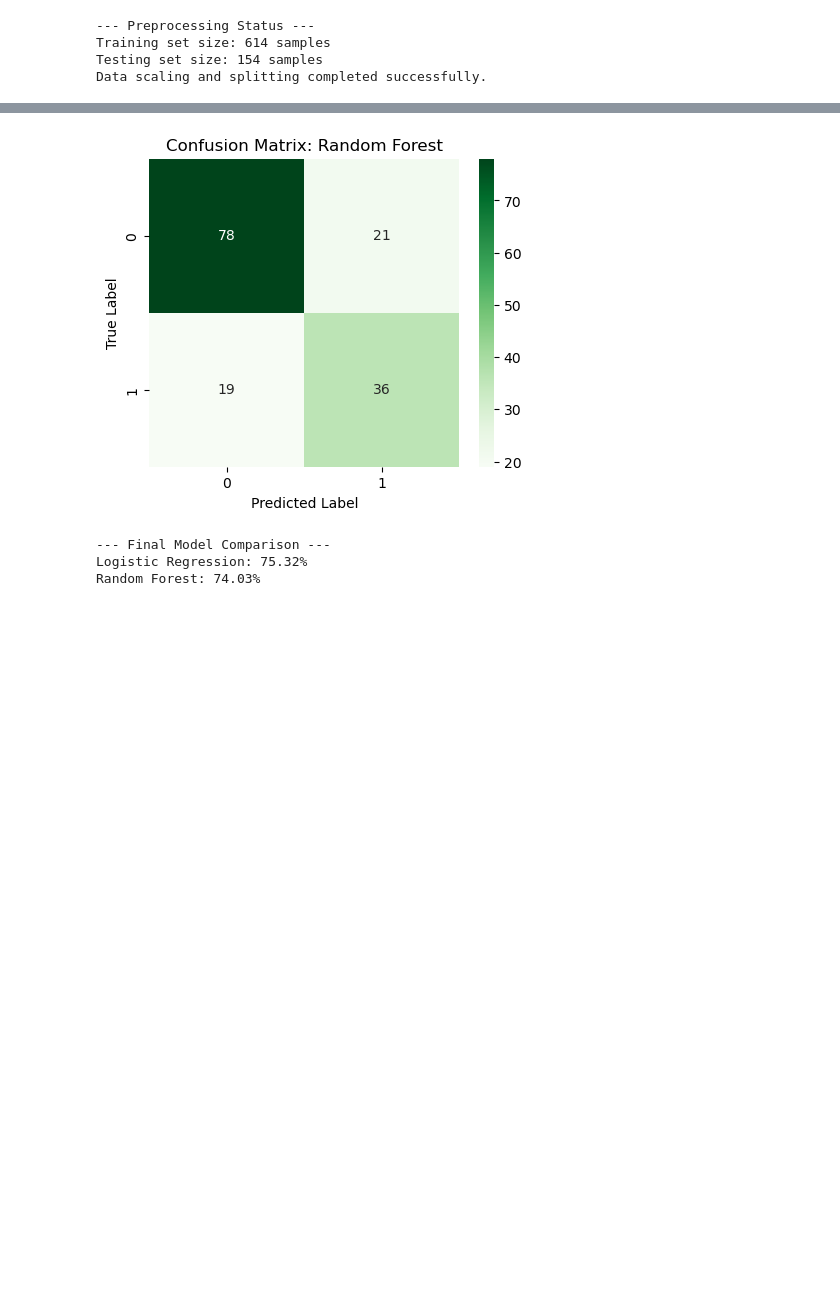
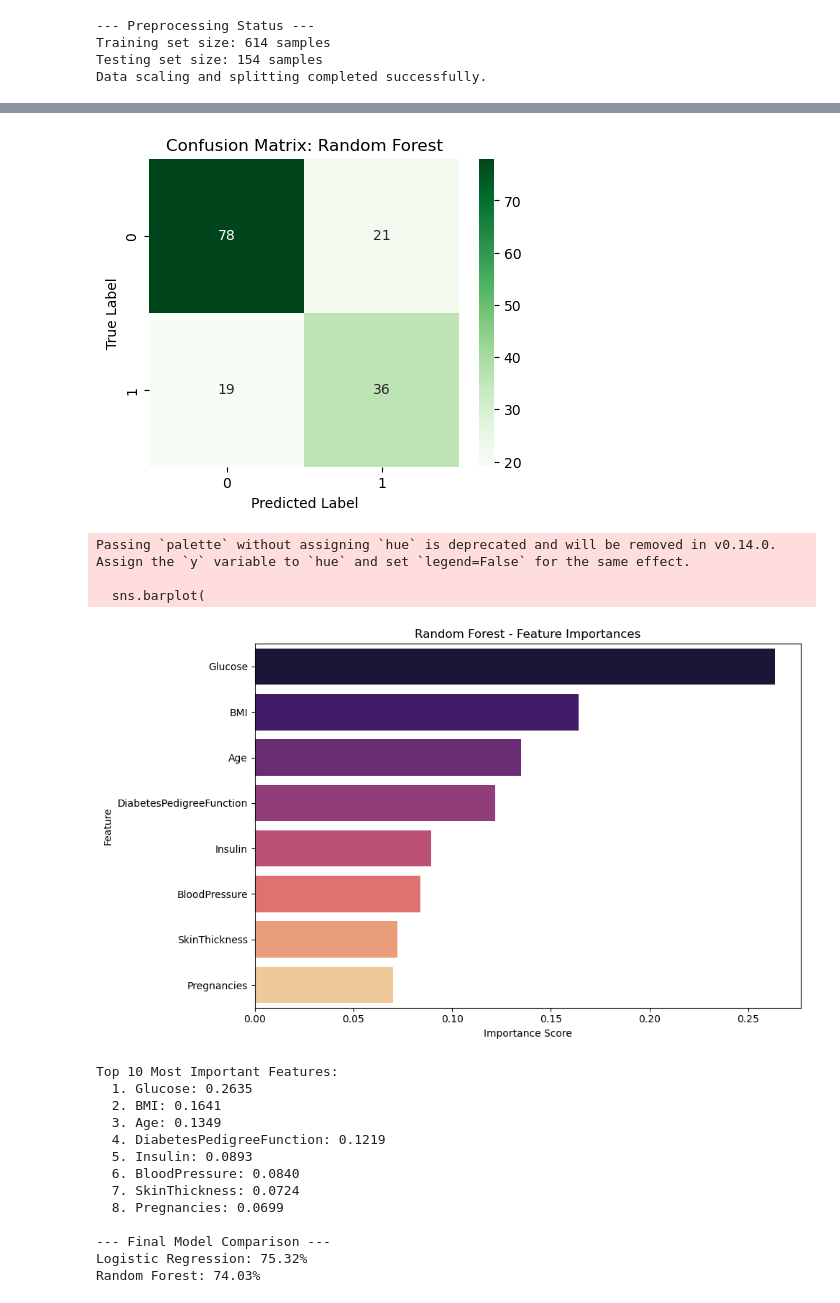
Before and after one commit to Ganga0506/ML_Course_Project, a Jupyter notebook: diabetes.ipynb, the cells around one changed output, grey strips where cells are left out. Cells and saved outputs as stored; diff of their text form; code cells hidden in the pictures; blank space fills up the shorter version.

```diff
--- a/diabetes.ipynb
+++ b/diabetes.ipynb
@@ -109,37 +109,72 @@ for name, model in models.items():
     plt.ylabel('True Label')
     plt.show()
 
+    if name == "Random Forest":
+        feature_names = df.drop(columns=['Outcome']).columns
+        importances = model.feature_importances_
+        indices = np.argsort(importances)[::-1]
+
+        plt.figure(figsize=(10, 6))
+        sns.barplot(
+            x=importances[indices],
+            y=feature_names[indices],
+            palette='magma'
+        )
+        plt.title('Random Forest - Feature Importances')
+        plt.xlabel('Importance Score')
+        plt.ylabel('Feature')
+        plt.tight_layout()
+        plt.show()
+
+        print("\nTop 10 Most Important Features:")
+        for i in range(min(10, len(feature_names))):
+            print(f"  {i+1}. {feature_names[indices[i]]}: {importances[indices[i]]:.4f}")
+
 
 print("\n--- Final Model Comparison ---")
 for model_name, score in results.items():
     print(f"{model_name}: {score*100:.2f}%")
 # %% [output]
 ================ Logistic Regression ================
 Accuracy Score: 0.7532
 
 Classification Report:
               precision    recall  f1-score   support
 
            0       0.80      0.83      0.81        99
            1       0.67      0.62      0.64        55
 
     accuracy                           0.75       154
    macro avg       0.73      0.72      0.73       154
 weighted avg       0.75      0.75      0.75       154
 [figure]
 ================ Random Forest ================
 Accuracy Score: 0.7403
 
 Classification Report:
               precision    recall  f1-score   support
 
            0       0.80      0.79      0.80        99
            1       0.63      0.65      0.64        55
 
     accuracy                           0.74       154
    macro avg       0.72      0.72      0.72       154
 weighted avg       0.74      0.74      0.74       154
 [figure]
---- Final Model Comparison ---
-Logistic Regression: 75.32%
-Random Forest: 74.03%
+Passing `palette` without assigning `hue` is deprecated and will be removed in v0.14.0. Assign the `y` variable to `hue` and set `legend=False` for the same effect.
+
+  sns.barplot(
+[figure, added]
+Top 10 Most Important Features:
+  1. Glucose: 0.2635
+  2. BMI: 0.1641
+  3. Age: 0.1349
+  4. DiabetesPedigreeFunction: 0.1219
+  5. Insulin: 0.0893
+  6. BloodPressure: 0.0840
+  7. SkinThickness: 0.0724
+  8. Pregnancies: 0.0699
+
+--- Final Model Comparison ---
+Logistic Regression: 75.32%
+Random Forest: 74.03%
```
Also changed, not shown: 1 other file.
